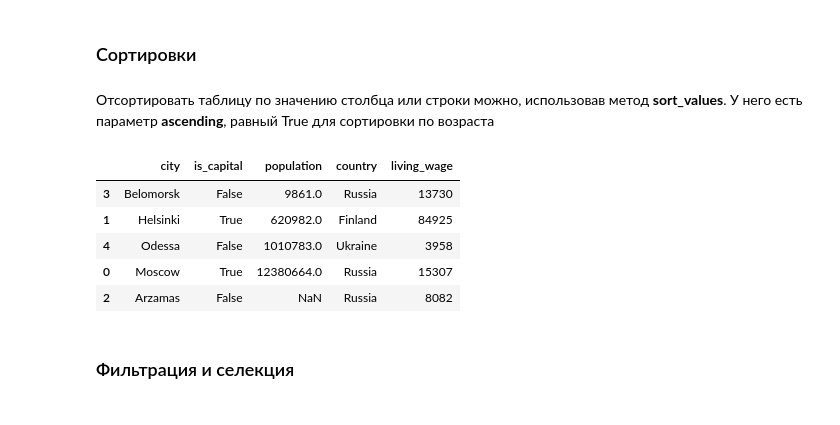
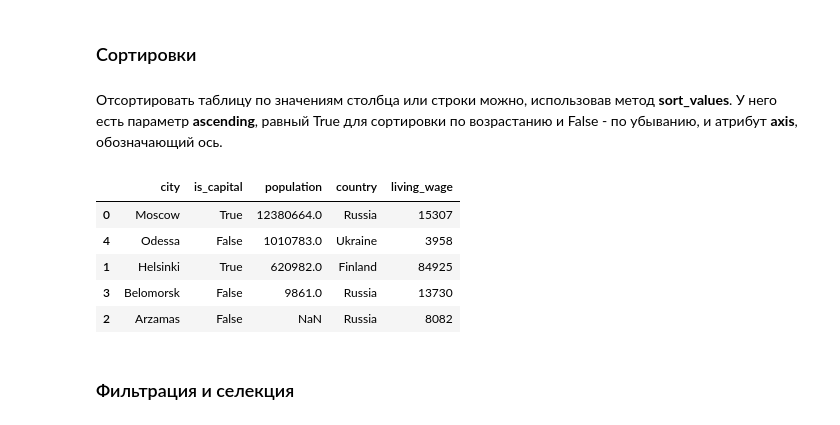
Before and after one commit to katchinsky/practice_2017, a Jupyter notebook: S 13, Pandas.ipynb, the cells around one changed output. Saved outputs shown, nothing was run; the diff lists cells and outputs as text; code cells hidden in the pictures.

```diff
--- a/S 13, Pandas.ipynb
+++ b/S 13, Pandas.ipynb
@@ -478,15 +478,15 @@ Name: is_capital, dtype: int32
 # %% [markdown]
 ### Сортировки
 # %% [markdown]
-Отсортировать таблицу по значению столбца или строки можно, использовав метод **sort_values**. У него есть параметр **ascending**, равный True для сортировки по возраста
+Отсортировать таблицу по значениям столбца или строки можно, использовав метод **sort_values**. У него есть параметр **ascending**, равный True для сортировки по возрастанию и False - по убыванию, и атрибут **axis**, обозначающий ось.
 # %%
-df.sort_values('population')
+df.sort_values('population', ascending=False)
 # %% [output]
 |  | city | is_capital | population | country | living_wage |
+| 0 | Moscow | True | 12380664.0 | Russia | 15307 |
+| 4 | Odessa | False | 1010783.0 | Ukraine | 3958 |
+| 1 | Helsinki | True | 620982.0 | Finland | 84925 |
 | 3 | Belomorsk | False | 9861.0 | Russia | 13730 |
-| 1 | Helsinki | True | 620982.0 | Finland | 84925 |
-| 4 | Odessa | False | 1010783.0 | Ukraine | 3958 |
-| 0 | Moscow | True | 12380664.0 | Russia | 15307 |
 | 2 | Arzamas | False | NaN | Russia | 8082 |
 # %% [markdown]
 ### Фильтрация и селекция
```
Also changed, not shown: parts of 6 cells of this notebook.
